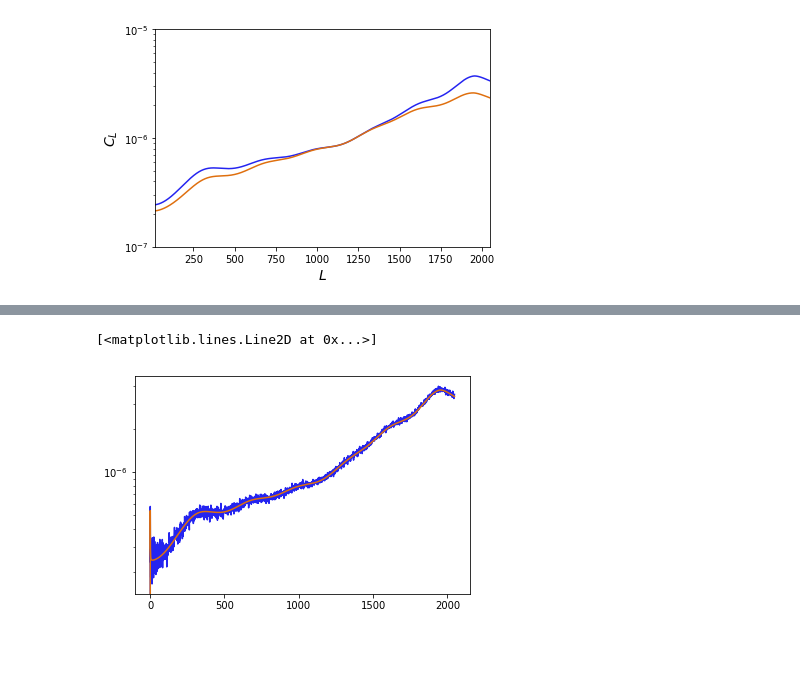
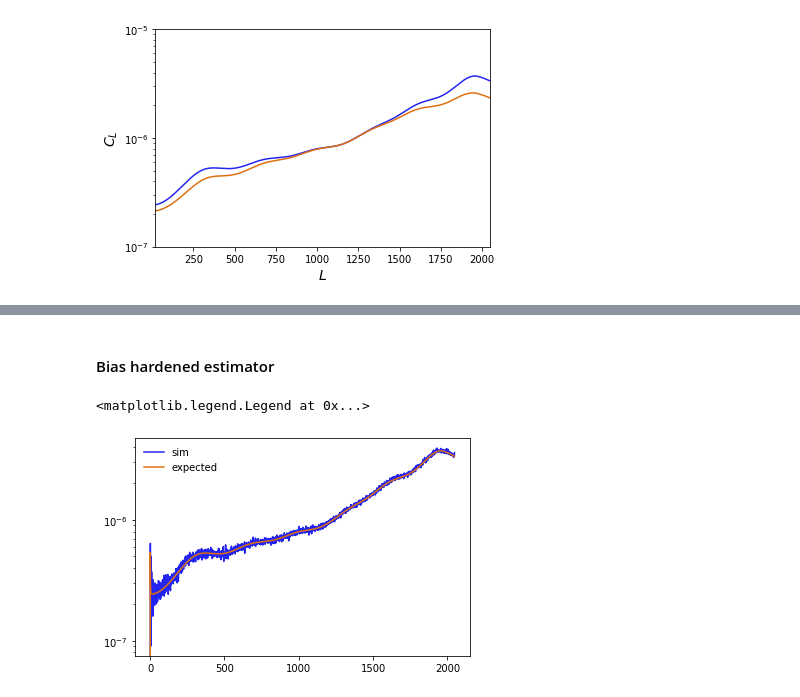
Before and after one commit to toshiyan/cmblensplus, a Jupyter notebook: example/curvedsky_reconstruction/lens_reconstruction_src-hardened.ipynb, the cells around one changed output, grey strips where cells are left out. Saved outputs shown, nothing was run; the diff lists cells and outputs as text; code cells hidden in the pictures; blank space fills up the shorter version.

```diff
--- a/example/curvedsky_reconstruction/lens_reconstruction_src-hardened.ipynb
+++ b/example/curvedsky_reconstruction/lens_reconstruction_src-hardened.ipynb
@@ -127,7 +126,10 @@ plot(cls2)
+# %% [markdown]
+#### Bias hardened estimator
 # %%
 yscale('log')
-plot(bhpp)
-plot(Blpp)
+plot(bhpp,label='sim')
+plot(Blpp,label='expected')
+legend()
 # %% [output]
-[<matplotlib.lines.Line2D at 0x...>]
+<matplotlib.legend.Legend at 0x...>
-[figure, old version]
+[figure, new version]
```
Also changed, not shown: parts of 17 cells of this notebook.
